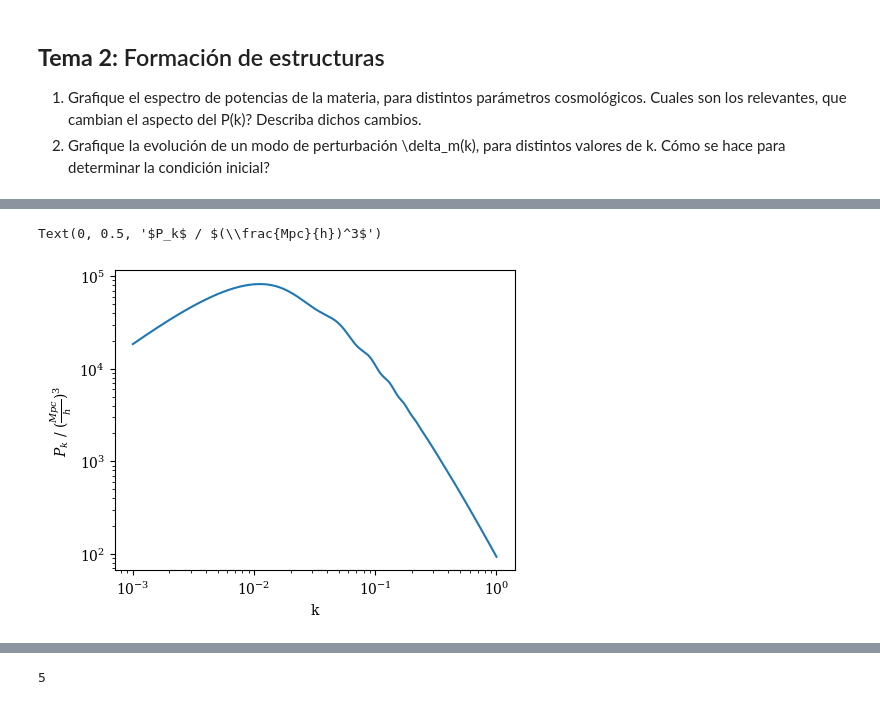
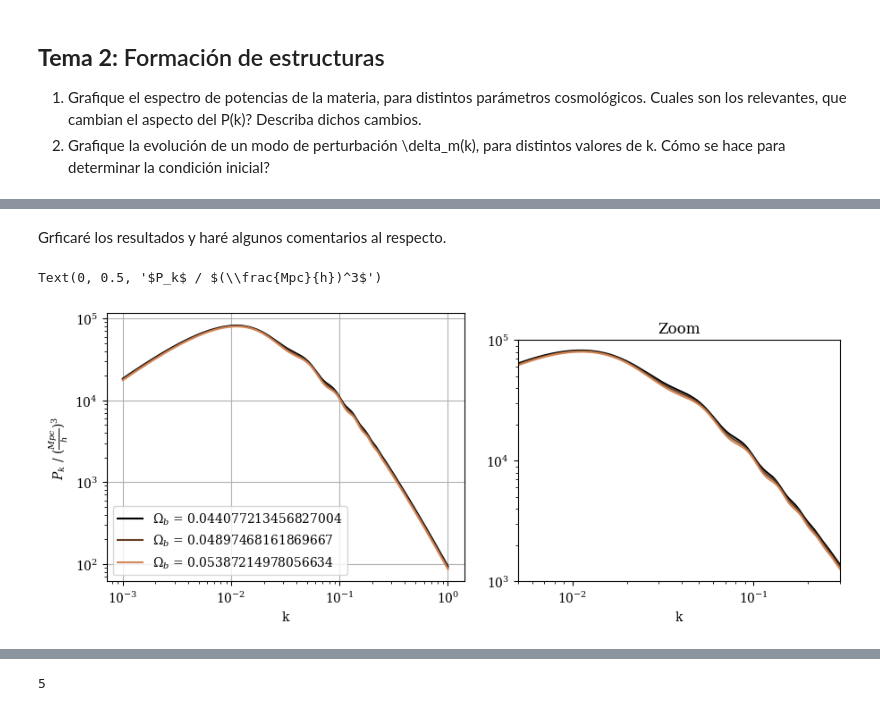
Before and after one commit to jiiribarren00/CdPTrabajoFinal, a Jupyter notebook: TrabajoFinal_Iribarren.ipynb, the cells around one changed output, grey strips where cells are left out. Saved outputs shown, nothing was run; the diff lists cells and outputs as text; code cells hidden in the pictures.

```diff
--- a/TrabajoFinal_Iribarren.ipynb
+++ b/TrabajoFinal_Iribarren.ipynb
@@ -383,29 +449,6 @@ Text(0.5, 0, 't / Gyr')
 # %%
-ModObParams, ModObValues = VarParam(planck_18, "Omega_b", [0.95, 1, 1.05])
-ModOcdmParams, ModOcdmValues = VarParam(planck_18, "Omega_cdm", [0.95, 1, 1.05])
+ModObParams, ModObValues = VarParam(planck_18, "Omega_b", [0.9, 1, 1.1])
+ModOcdmParams, ModOcdmValues = VarParam(planck_18, "Omega_cdm", [0.9, 1, 1.1])
 ModnsParams, ModnsValues = VarParam(planck_18, "n_s", [0.9, 1, 1.1])
 ModtreioParams, ModtreioValues = VarParam(planck_18, "tau_reio", [0.9, 1, 1.1])
 ModAsParams, ModAsValues = VarParam(planck_18, "A_s", [0.9, 1, 1.1])
-# %%
-def Get_Pk(params, k_min, k_max):
-
-        AuxDic = params.copy()
-        AuxDic.pop("H0",0)
-        AuxDic.pop("ombh2",0)
-        AuxDic.pop("omch2",0)
-        AuxDic.pop("YHe",0)
-
-        M = Class()
-        M.empty()
-
-        M.set(AuxDic)
-        M.set({'output':'mPk',
-                'z_max_pk': Equivalences["z"]["recombination"]})
-        M.compute()
-
-        ClassResults = []
-        k_space = np.logspace(k_min, k_max, 10000)
-        for k in k_space:
-                ClassResults = np.append(ClassResults, M.get_pk_all(k, 0))
-
-        return k_space, ClassResults
@@ -413,0 +457,6 @@ Pk = Get_Pk(planck_18, -3, 0)
+# %%
+ModObPks = [Get_Pk(x, 0, -3, 0) for x in ModObParams]
+ModOcPks = [Get_Pk(x, 0, -3, 0) for x in ModOcdmParams]
+ModnsPks = [Get_Pk(x, 0, -3, 0) for x in ModnsParams]
+ModtreioPks = [Get_Pk(x, 0, -3, 0) for x in ModtreioParams]
+ModAsPks = [Get_Pk(x, 0, -3, 0) for x in ModAsParams]
@@ -414,12 +484,22 @@ Pk = Get_Pk(planck_18, -3, 0)
+# %% [markdown]
+Grficaré los resultados y haré algunos comentarios al respecto.
 # %%
 fig = plt.figure(1, figsize=(4, 3))
 ax1 = fig.add_axes([0, 0, 1, 1])
+ax2 = fig.add_axes([1.15, 0, 0.9, 0.9])
 
 
-ax1.loglog(Pk[0], Pk[1])
+for ax in fig.axes:
+    ax.set_xlabel("k")
+    j=0
+    for i in ModObPks:
+        ax.loglog(i[0], i[1], label =r"$\Omega_b$ = "+str(ModObValues[j]), color = cmap(j/len(ModObPks)))
+        j += 1
 
-ax1.set_xlabel("k")
+ax1.grid()
+ax1.legend()
+ax2.set(xlim=(5e-3, 3e-1), ylim=(1e3, 1e5), autoscale_on=False, title=r'Zoom')
 ax1.set_ylabel(r"$P_k$ / $(\frac{Mpc}{h})^3$")
 # %% [output]
 Text(0, 0.5, '$P_k$ / $(\\frac{Mpc}{h})^3$')
-[figure, old version]
+[figure, new version]
```
Also changed, not shown: parts of 66 cells of this notebook.
